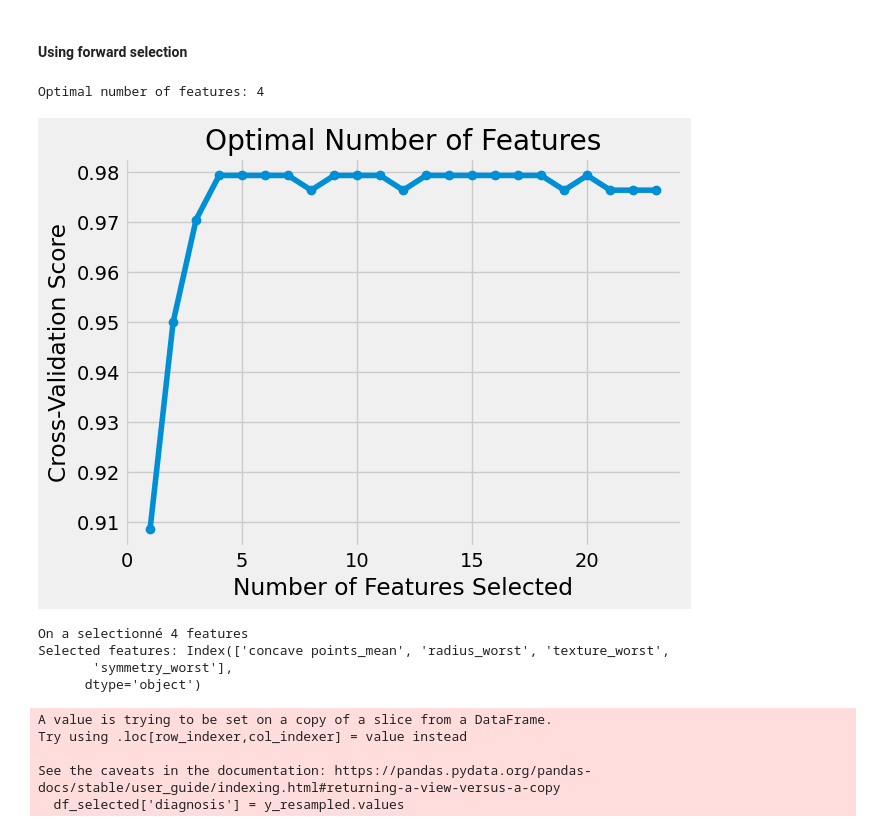
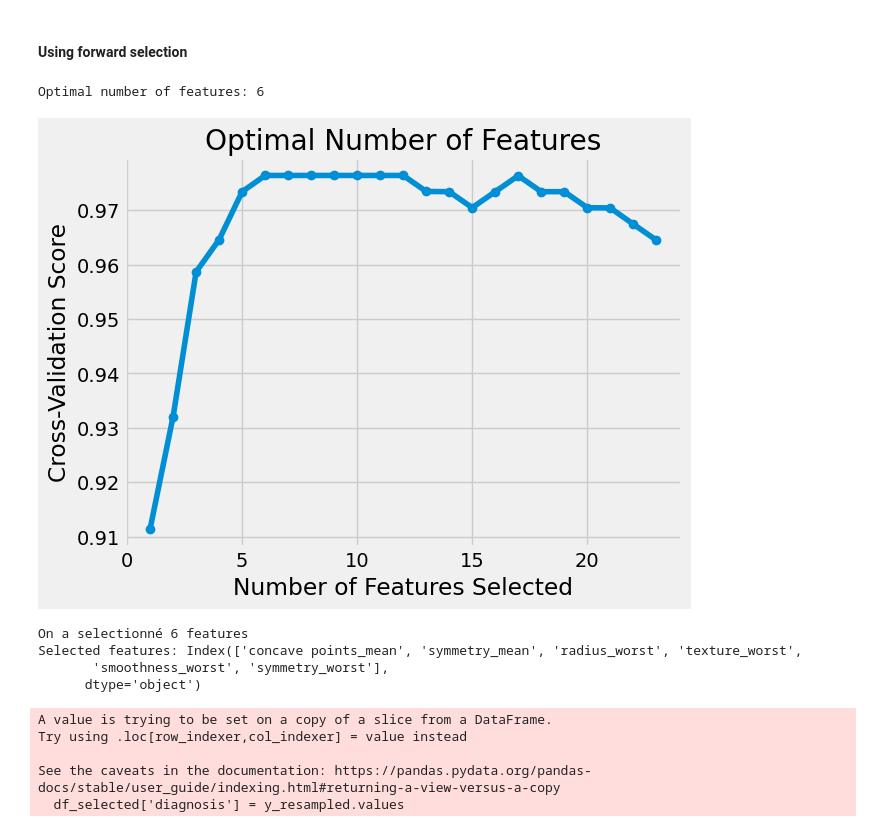
Before and after one commit to Feinst69/building-perceptron, a Jupyter notebook: data_analysis_prep.ipynb, the cells around one changed output. Cells and saved outputs as stored; diff of their text form; code cells hidden in the pictures.

```diff
--- a/data_analysis_prep.ipynb
+++ b/data_analysis_prep.ipynb
@@ -375,53 +375,51 @@ df_resampled_scaled.head()
 # %% [markdown]
 #### Using forward selection
 # %%
-# Instantiate the logistic regression model
 # Split the resampled data into training and testing sets
-X_train, X_test, y_train, y_test = train_test_split(df_resampled_scaled, y_resampled, test_size=0.2, random_state=42)
+X_train, X_test, y_train, y_test = train_test_split(df_resampled_scaled.drop('diagnosis', axis= 1), y_resampled, test_size=0.2, random_state=42) # The colomn diagnosis is drop from the X_train and X_test
 
 # Instantiate the logistic regression model
 clf = LogisticRegression(solver='liblinear', max_iter=1000)
 
 # Track performance for each number of features
 scores = []
 feature_counts = list(range(1, X_train.shape[1] ))
 
 # Loop through each possible number of features
 for k in feature_counts:
     selector = SequentialFeatureSelector(clf, n_features_to_select=k, direction='forward', cv=5)
     selector.fit(X_train, y_train)
     # Evaluate model performance with cross-validation
     score = cross_val_score(clf, selector.transform(X_train), y_train, cv=5).mean()
     scores.append(score)
 
 # Plot the results
 plt.plot(feature_counts, scores, marker='o')
 plt.xlabel('Number of Features Selected')
 plt.ylabel('Cross-Validation Score')
 plt.title('Optimal Number of Features')
-# plt.savefig('figures/features selection.png')
+plt.savefig('figures/features selection.png')
 
 # Find the optimal number of features
 optimal_num_features = feature_counts[scores.index(max(scores))]
 print("Optimal number of features:", optimal_num_features)
 # %% [output]
-Optimal number of features: 4
+Optimal number of features: 6
-[figure, old version]
+[figure, new version]
 # %%
-# Selecting the 17 features
-# Apply forward feature selection
-selector = SequentialFeatureSelector(clf, n_features_to_select=4, direction='forward', cv=5)
+# Selecting the optimal features
+selector = SequentialFeatureSelector(clf, n_features_to_select=optimal_num_features, direction='forward', cv=5)
 selector.fit(X_train, y_train)
 
 # Get the selected feature names
 selected_features = X_train.columns[selector.get_support()]
 
-print(f'On a selectionné {len(selected_features)} features')
+print(f'On a selectionné {optimal_num_features} features')
 print("Selected features:", selected_features)
 # %% [output]
-On a selectionné 4 features
-Selected features: Index(['concave points_mean', 'radius_worst', 'texture_worst',
-       'symmetry_worst'],
+On a selectionné 6 features
+Selected features: Index(['concave points_mean', 'symmetry_mean', 'radius_worst', 'texture_worst',
+       'smoothness_worst', 'symmetry_worst'],
       dtype='object')
 # %%
 # Save the columns related to the selected_features and the target y in a csv file
```
Also changed, not shown: parts of 7 cells of this notebook, 53 other files.
